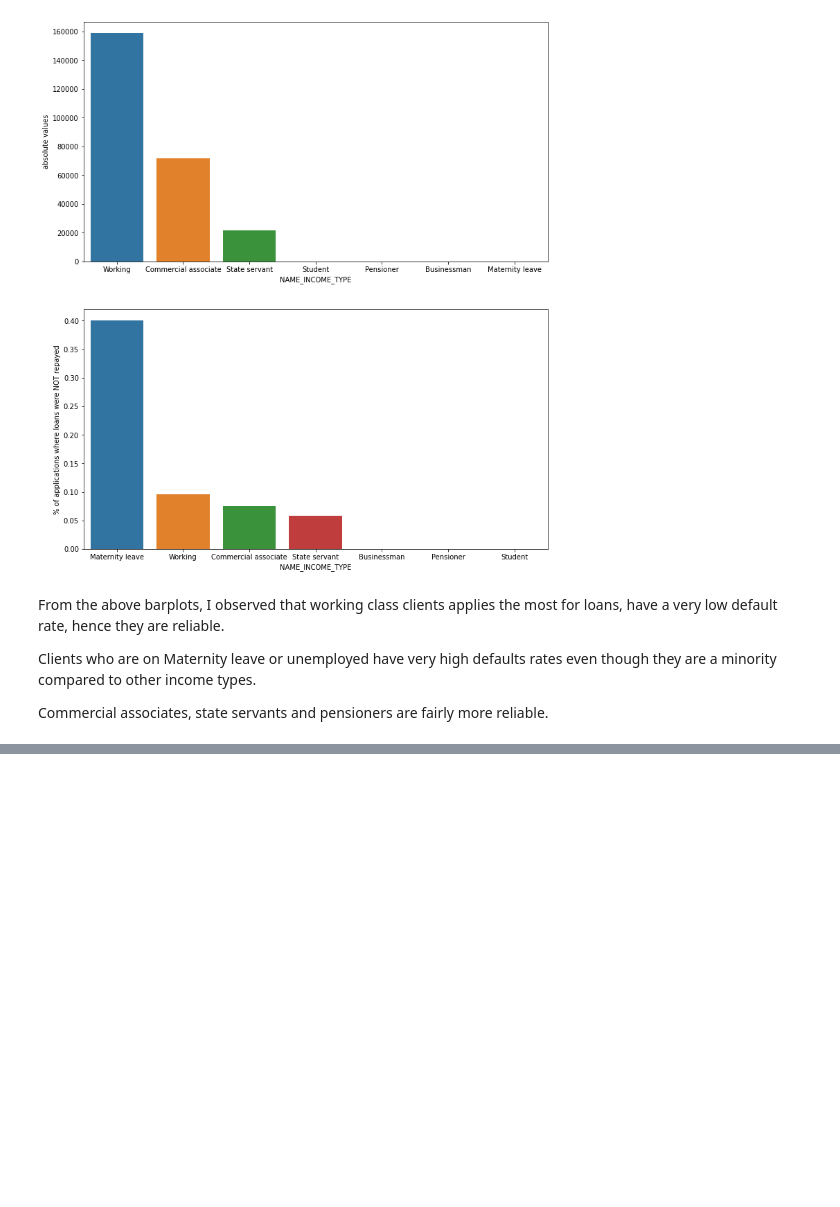
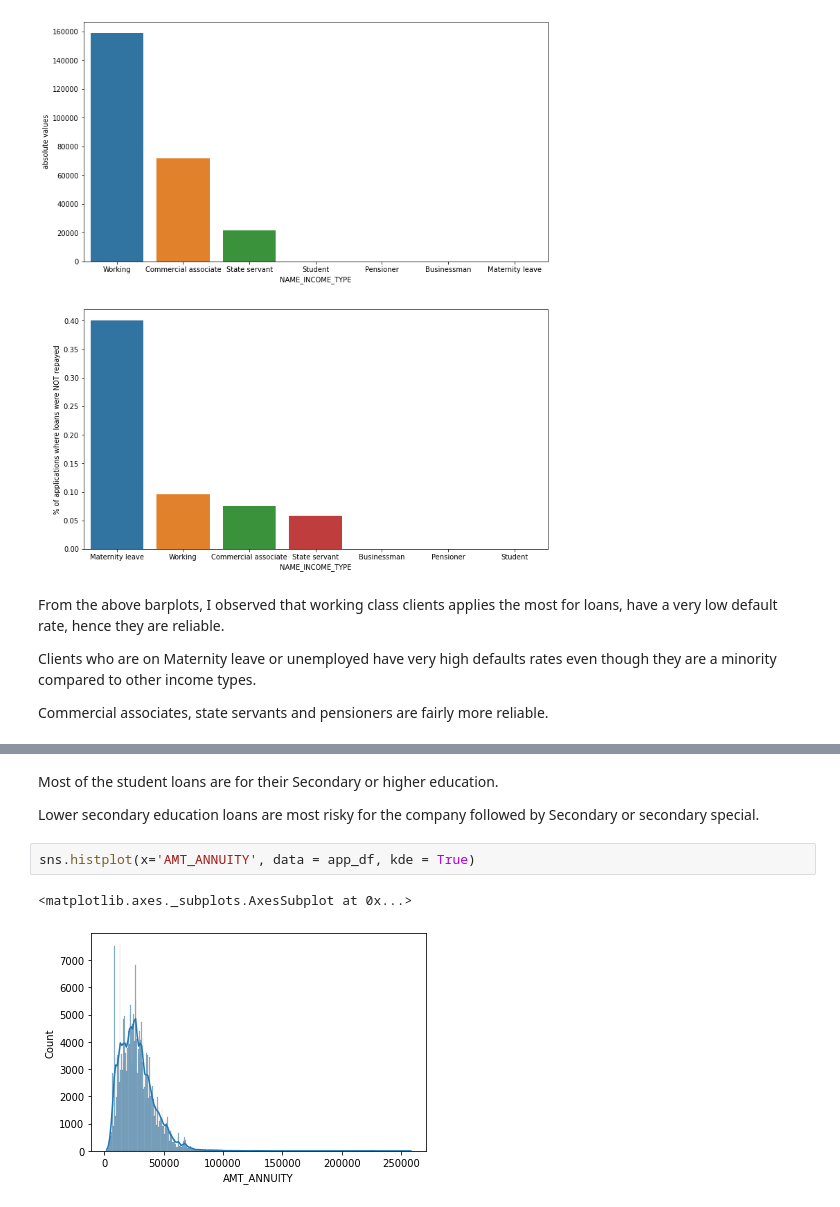
Before and after one commit to nikhilmamidipaka/Bank-Loan-Prediction-Dataset, a Jupyter notebook: Bank_Loan_Prediction_.ipynb, the cells around one changed output, grey strips where cells are left out. Cells and saved outputs as stored; diff of their text form; blank space fills up the shorter version.

```diff
--- a/Bank_Loan_Prediction_.ipynb
+++ b/Bank_Loan_Prediction_.ipynb
@@ -455,0 +472,9 @@ Commercial associates, state servants and pensioners are fairly more reliable.
+# %% [markdown]
+Most of the student loans are for their Secondary or higher education.
+
+Lower secondary education loans are most risky for the company followed by Secondary or secondary special.
+# %%
+sns.histplot(x='AMT_ANNUITY', data = app_df, kde = True)
+# %% [output]
+<matplotlib.axes._subplots.AxesSubplot at 0x...>
+[figure, added]
```
Also changed, not shown: parts of 15 cells of this notebook.
